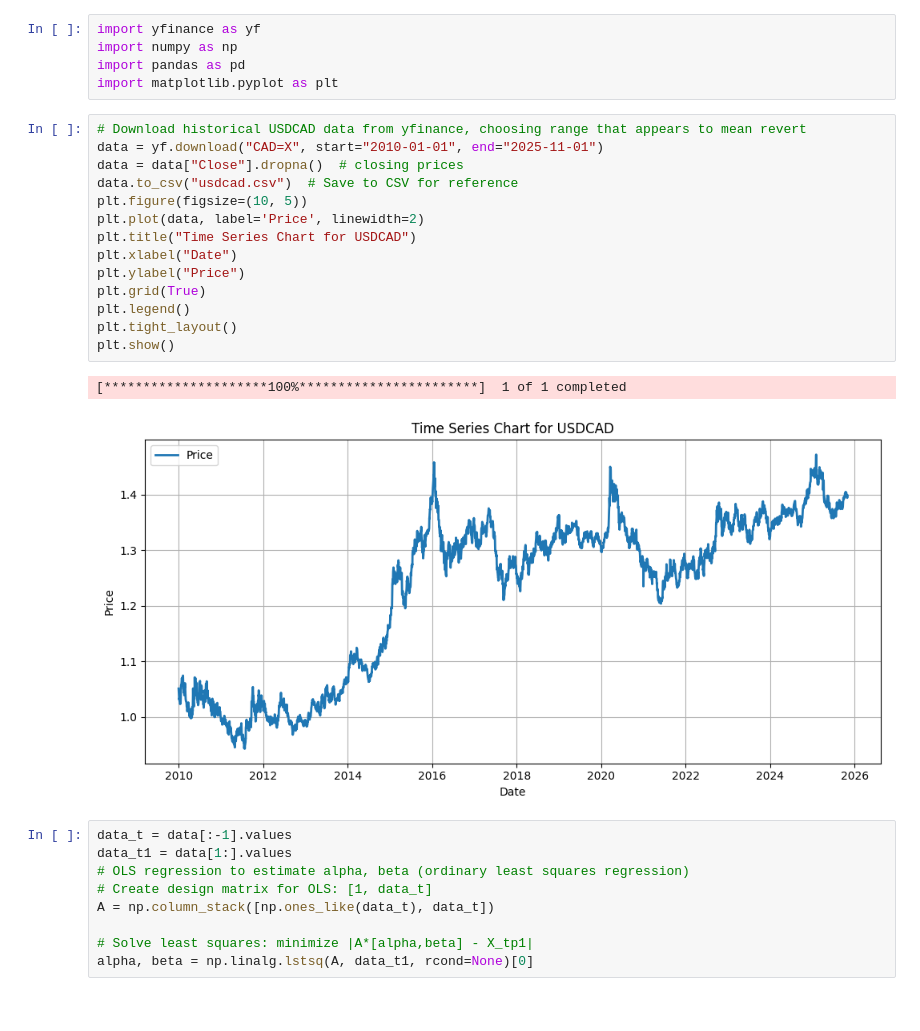
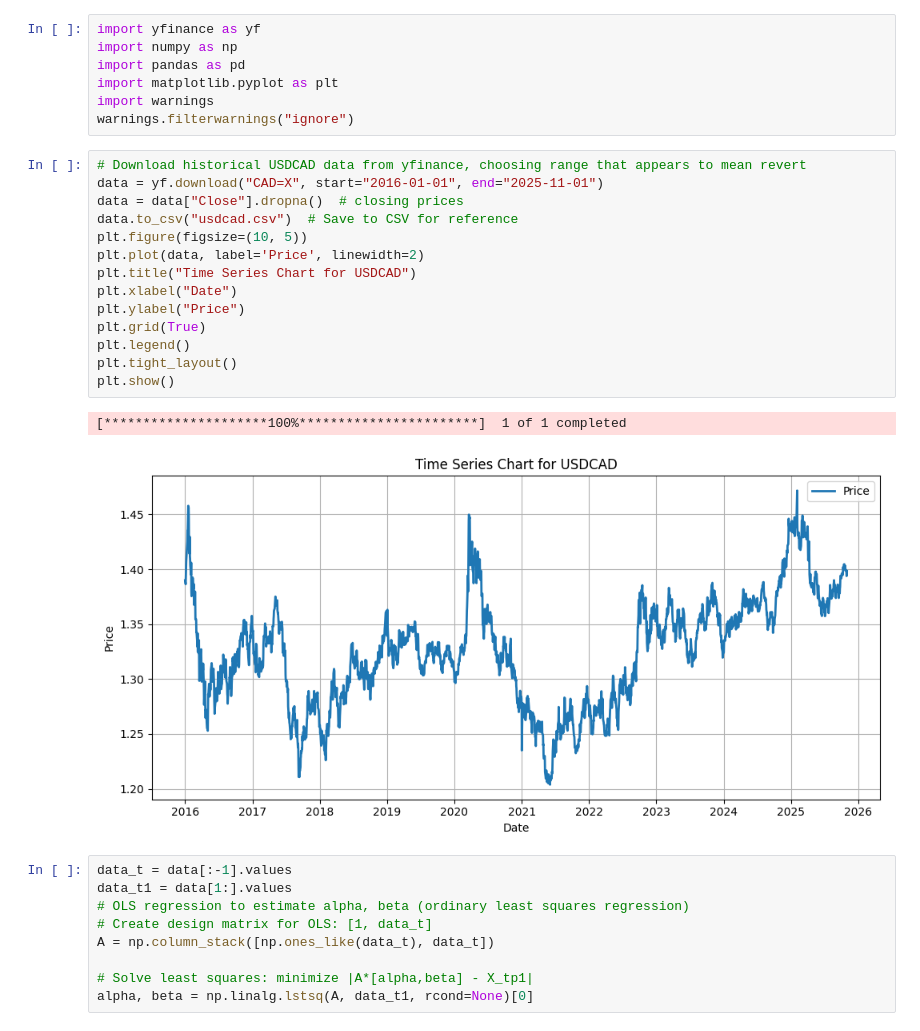
Before and after one commit to sqxiao000/ou-process-mean-reversion, a Jupyter notebook: OU_mean_reversion.ipynb, the cells around one changed output. Cells and saved outputs as stored; diff of their text form.

```diff
--- a/OU_mean_reversion.ipynb
+++ b/OU_mean_reversion.ipynb
@@ -3,23 +3,25 @@ import yfinance as yf
 import numpy as np
 import pandas as pd
 import matplotlib.pyplot as plt
+import warnings
+warnings.filterwarnings("ignore")
 # %%
 # Download historical USDCAD data from yfinance, choosing range that appears to mean revert
-data = yf.download("CAD=X", start="2010-01-01", end="2025-11-01")
+data = yf.download("CAD=X", start="2016-01-01", end="2025-11-01")
 data = data["Close"].dropna()  # closing prices
 data.to_csv("usdcad.csv")  # Save to CSV for reference
 plt.figure(figsize=(10, 5))
 plt.plot(data, label='Price', linewidth=2)
 plt.title("Time Series Chart for USDCAD")
 plt.xlabel("Date")
 plt.ylabel("Price")
 plt.grid(True)
 plt.legend()
 plt.tight_layout()
 plt.show()
 # %% [output]
 [*********************100%***********************]  1 of 1 completed
-[figure, old version]
+[figure, new version]
 # %%
 data_t = data[:-1].values
 data_t1 = data[1:].values
```
Also changed, not shown: parts of 2 cells of this notebook, 1 other file.
